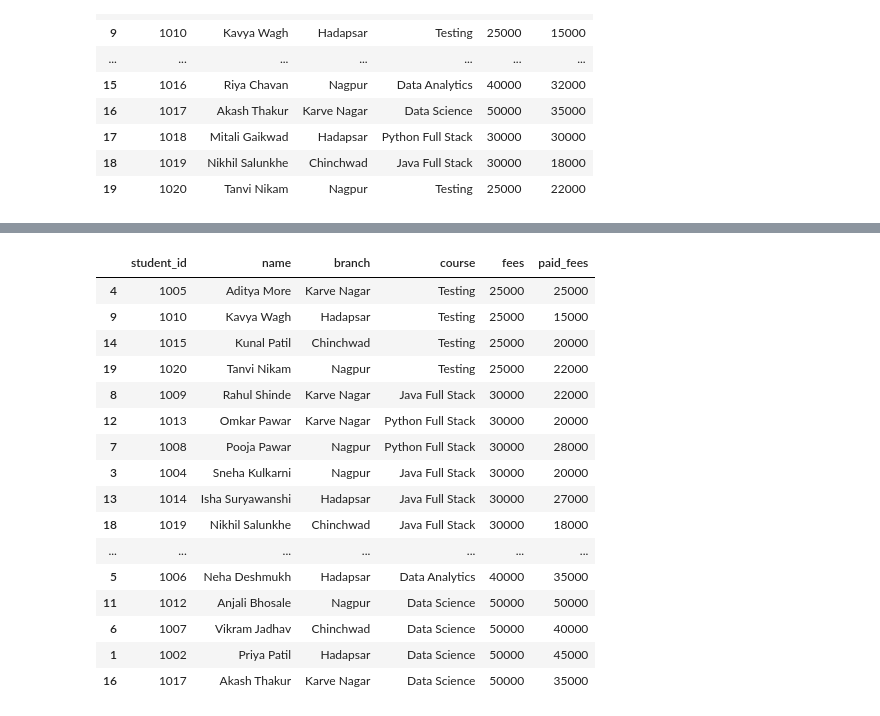
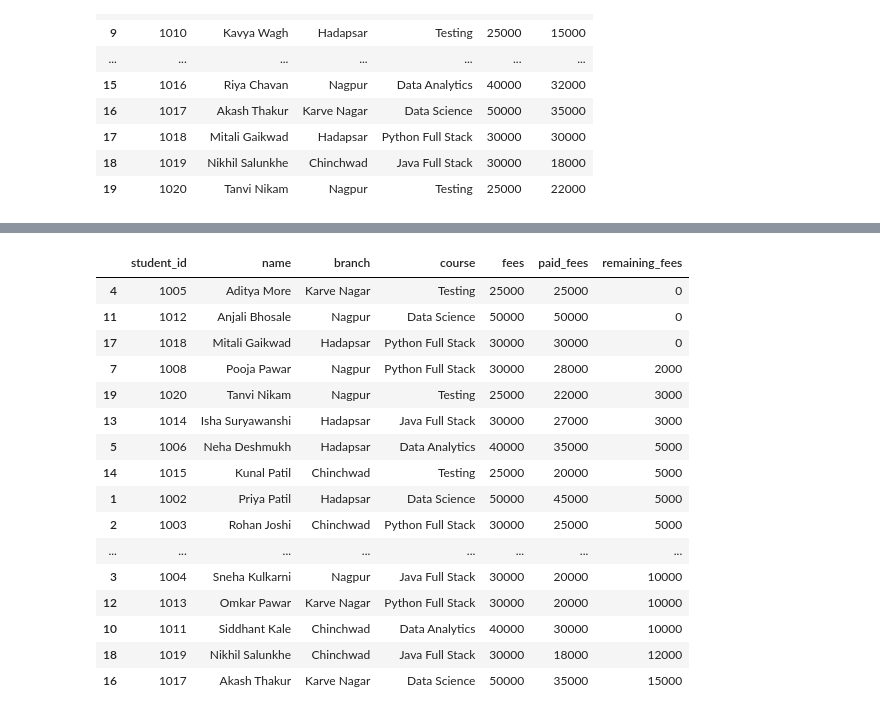
Before and after one commit to yashasvidalvi/Data-Analytics-604-batch-ws, a Jupyter notebook: Libraries/Pandas/day2.ipynb, the cells around one changed output, grey strips where cells are left out. Drawn from its saved outputs; the diff is of its cells as text; code cells hidden in the pictures.

```diff
--- a/Libraries/Pandas/day2.ipynb
+++ b/Libraries/Pandas/day2.ipynb
@@ -128,0 +120,2 @@ student_df[student_df["branch"] == "Karve Nagar"]
+# %%
+student_df['remaining_fees'] = student_df['fees'] - student_df['paid_fees']
@@ -157,6 +228,3 @@ student_df
 | 17 | 1018 | Mitali Gaikwad | Hadapsar | Python Full Stack | 30000 | 30000 |
 | 18 | 1019 | Nikhil Salunkhe | Chinchwad | Java Full Stack | 30000 | 18000 |
 | 19 | 1020 | Tanvi Nikam | Nagpur | Testing | 25000 | 22000 |
-# %%
-student_df["remaining_fees"] = [student_df["fees"]-student_df["paid_fees"]]
-student_df
@@ -210,20 +278,21 @@ student_df[((student_df["course"]=="Data Analytics")|(student_df["course"]=="Dat
 # %%
-student_df.sort_values(by="fees",ascending=False)
+student_df.sort_values(by="remaining_fees",ascending=False)
+student_df.sort_values(by="remaining_fees")
 # %% [output]
-|  | student_id | name | branch | course | fees | paid_fees |
-| 4 | 1005 | Aditya More | Karve Nagar | Testing | 25000 | 25000 |
-| 9 | 1010 | Kavya Wagh | Hadapsar | Testing | 25000 | 15000 |
-| 14 | 1015 | Kunal Patil | Chinchwad | Testing | 25000 | 20000 |
-| 19 | 1020 | Tanvi Nikam | Nagpur | Testing | 25000 | 22000 |
-| 8 | 1009 | Rahul Shinde | Karve Nagar | Java Full Stack | 30000 | 22000 |
-| 12 | 1013 | Omkar Pawar | Karve Nagar | Python Full Stack | 30000 | 20000 |
-| 7 | 1008 | Pooja Pawar | Nagpur | Python Full Stack | 30000 | 28000 |
-| 3 | 1004 | Sneha Kulkarni | Nagpur | Java Full Stack | 30000 | 20000 |
-| 13 | 1014 | Isha Suryawanshi | Hadapsar | Java Full Stack | 30000 | 27000 |
-| 18 | 1019 | Nikhil Salunkhe | Chinchwad | Java Full Stack | 30000 | 18000 |
-| ... | ... | ... | ... | ... | ... | ... |
-| 5 | 1006 | Neha Deshmukh | Hadapsar | Data Analytics | 40000 | 35000 |
-| 11 | 1012 | Anjali Bhosale | Nagpur | Data Science | 50000 | 50000 |
-| 6 | 1007 | Vikram Jadhav | Chinchwad | Data Science | 50000 | 40000 |
-| 1 | 1002 | Priya Patil | Hadapsar | Data Science | 50000 | 45000 |
-| 16 | 1017 | Akash Thakur | Karve Nagar | Data Science | 50000 | 35000 |
+|  | student_id | name | branch | course | fees | paid_fees | remaining_fees |
+| 4 | 1005 | Aditya More | Karve Nagar | Testing | 25000 | 25000 | 0 |
+| 11 | 1012 | Anjali Bhosale | Nagpur | Data Science | 50000 | 50000 | 0 |
+| 17 | 1018 | Mitali Gaikwad | Hadapsar | Python Full Stack | 30000 | 30000 | 0 |
+| 7 | 1008 | Pooja Pawar | Nagpur | Python Full Stack | 30000 | 28000 | 2000 |
+| 19 | 1020 | Tanvi Nikam | Nagpur | Testing | 25000 | 22000 | 3000 |
+| 13 | 1014 | Isha Suryawanshi | Hadapsar | Java Full Stack | 30000 | 27000 | 3000 |
+| 5 | 1006 | Neha Deshmukh | Hadapsar | Data Analytics | 40000 | 35000 | 5000 |
+| 14 | 1015 | Kunal Patil | Chinchwad | Testing | 25000 | 20000 | 5000 |
+| 1 | 1002 | Priya Patil | Hadapsar | Data Science | 50000 | 45000 | 5000 |
+| 2 | 1003 | Rohan Joshi | Chinchwad | Python Full Stack | 30000 | 25000 | 5000 |
+| ... | ... | ... | ... | ... | ... | ... | ... |
+| 3 | 1004 | Sneha Kulkarni | Nagpur | Java Full Stack | 30000 | 20000 | 10000 |
+| 12 | 1013 | Omkar Pawar | Karve Nagar | Python Full Stack | 30000 | 20000 | 10000 |
+| 10 | 1011 | Siddhant Kale | Chinchwad | Data Analytics | 40000 | 30000 | 10000 |
+| 18 | 1019 | Nikhil Salunkhe | Chinchwad | Java Full Stack | 30000 | 18000 | 12000 |
+| 16 | 1017 | Akash Thakur | Karve Nagar | Data Science | 50000 | 35000 | 15000 |
```
Also changed, not shown: parts of 15 cells of this notebook, 9 other files.
